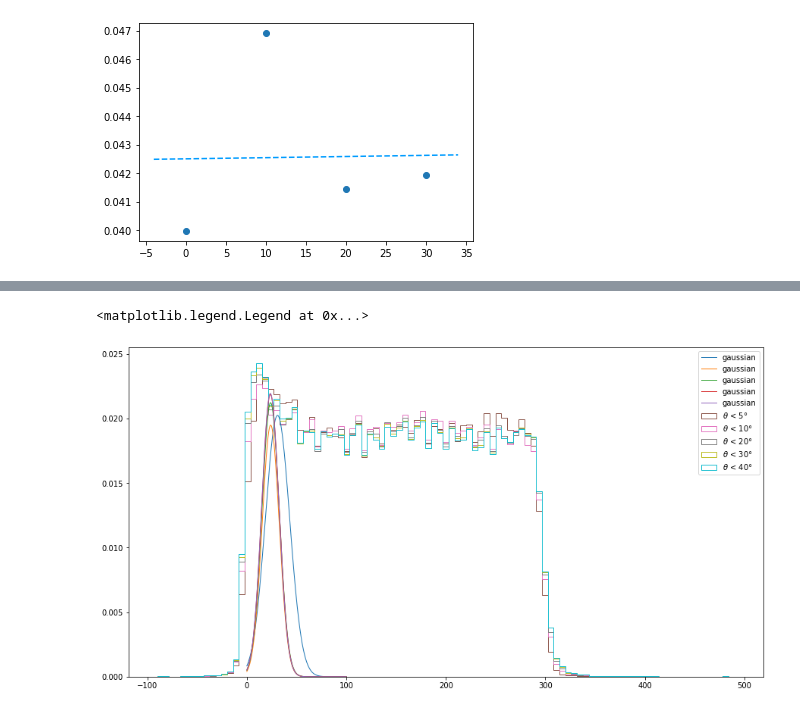
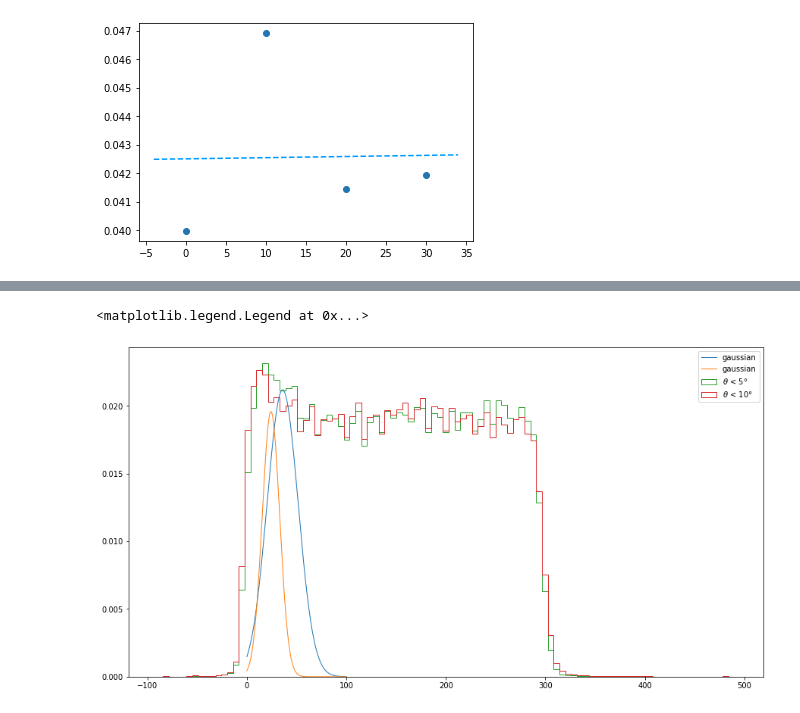
Before and after one commit to GiacomoFrn/Advanced-DQM-for-DT-detector, a Jupyter notebook: correlations/correlations.ipynb, the cells around one changed output, grey strips where cells are left out. Cells and saved outputs as stored; diff of their text form; code cells hidden in the pictures.

```diff
--- a/correlations/correlations.ipynb
+++ b/correlations/correlations.ipynb
@@ -13,7 +13,7 @@ import scipy.optimize
 
 from matplotlib.ticker import ScalarFormatter
 # %%
-FILE_NAME = "LCP_modA_finalProject\data\RUN001231_channels.h5"
+FILE_NAME = "..\data\RUN001231_channels.h5"
 
 # get keys
 f = h5py.File(FILE_NAME, "r")
@@ -973,24 +977,17 @@ for low,up in zip(thetas_low,thetas_up):
     lor_middle_peaks.append( y_lor.max() )
     lor_middle_err.append(popt_lor[2])
 
-    ax.hist(
-    b[:-1],
-    bins=x,
-    weights=p_norm,
-    edgecolor='black',
-    # density=True
-    )
     ax.plot(xx, lorentzian(xx,*popt_lor), linewidth=1, label='lorentzian')
 
-# for h, theta_low, theta_up in zip(middle_norm_hist, thetas_low,thetas_up,):
-#     ax.hist(
-#         bins[:-1],
-#         bins=bins,
-#         weights=h,
-#         histtype="step",
-#         linewidth = 2,
-#         label=str(theta_low)+" "+ r"< $\theta$ < "+str(theta_up)+"°"
-#     )
+for h, theta_low, theta_up in zip(middle_norm_hist, thetas_low,thetas_up,):
+    ax.hist(
+        bins[:-1],
+        bins=bins,
+        weights=h,
+        histtype="step",
+        linewidth = 2,
+        label=str(theta_low)+" "+ r"< $\theta$ < "+str(theta_up)+"°"
+    )
 ax.legend()
 
 
@@ -1117,7 +1115,7 @@ x=np.linspace(0,100, 35)
 bins = np.linspace(-90, 490, 100)
 xx=np.linspace(x[0], x[-1], 1000)
 
-thetas = [5, 10, 20, 30, 40]
+thetas = [5, 10]
 low_cuts = [ np.abs(data.theta) < theta for theta in thetas ]
 
 fig, ax = plt.subplots(figsize=(15,8))
@@ -1142,35 +1140,34 @@ for cut in low_cuts:
 
     first_half_df = DF.loc[DF['bin_cent'] < bin_peak]
     prob_first_half =  first_half_df['prob']
-    bin_cent = pd.Series(bin_centers[ (len(first_half_df)+1) : (2*len(first_half_df) +1) ] , name='bin_cent')
+    # bin_cent = pd.Series(bin_centers[ (len(first_half_df)+1) : (2*len(first_half_df) +1) ] , name='bin_cent')
+    bin_cent = DF['bin_cent'][(len(first_half_df)+1) : (2*len(first_half_df) +1) ].reset_index(drop=True)
 
     second_half_df = pd.concat([prob_first_half, bin_cent], axis=1, ignore_index=True)
     second_half_df.columns = ['prob', 'bin_cent']
     second_half_df['prob'] = second_half_df['prob'].values[::-1]
 
     first_half_df = first_half_df.append({'prob':prob_peak, 'bin_cent':bin_peak}, ignore_index=True)
     final_df = first_half_df.append(second_half_df, ignore_index=True)
 
     popt_gauss, _ = curve_fit(gaussian, final_df['bin_cent'], final_df['prob'], p0=[0.02, 20, 10])
     # popt_lor, _ = curve_fit(lorentzian, final_df['bin_cent'], final_df['prob'], p0=[0.02, 20, 10])
 
     y_gauss = gaussian(xx,*popt_gauss)
     gauss_low_peaks.append( y_gauss.max() )
 
-    # y_lor = lorentzian(xx,*popt_lor)
-    # lor_low_peaks.append( y_lor.max() )
-
     ax.plot(xx, gaussian(xx,*popt_gauss), linewidth=1, label='gaussian')
+    # ax.plot(xx, lorentzian(xx,*popt_lor), color='red')
 
 for h, theta in zip(low_hists, thetas):
     ax.hist(
         bins[:-1],
         bins=bins,
         weights=h,
         histtype="step",
         label=r"$\theta$ < "+str(theta)+"°"
     )
 ax.legend()
 # %% [output]
 <matplotlib.legend.Legend at 0x...>
-[figure, old version]
+[figure, new version]
```
Also changed, not shown: parts of 3 cells of this notebook, 1 other file.
